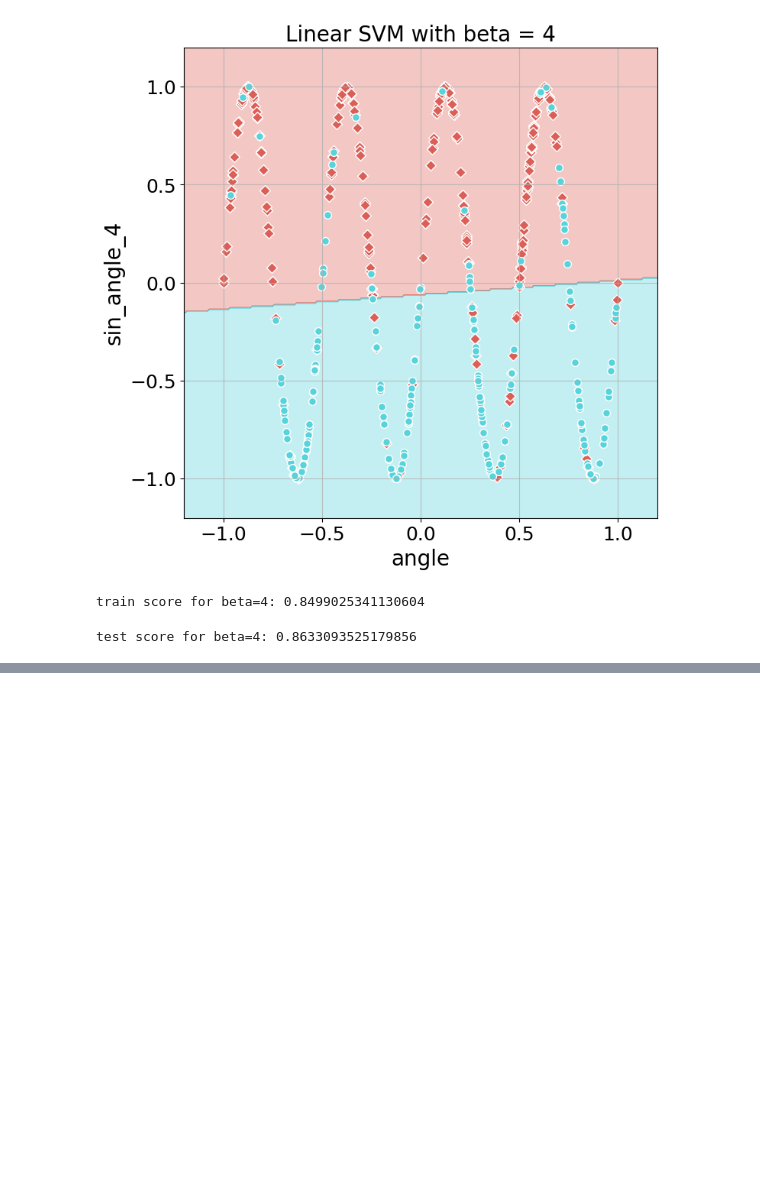
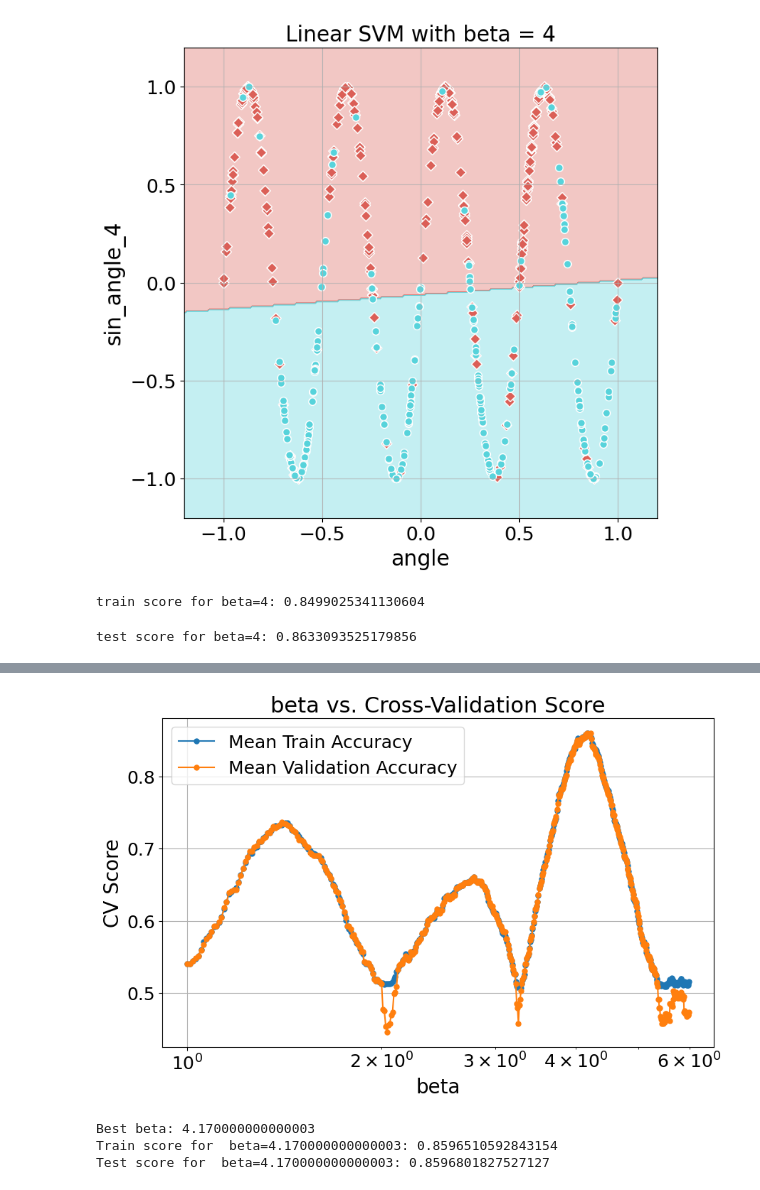
Before and after one commit to dgershko/iml_hw2, a Jupyter notebook: 207376807-209088723.ipynb, the cells around one changed output, grey strips where cells are left out. Saved outputs shown, nothing was run; the diff lists cells and outputs as text; code cells hidden in the pictures; blank space fills up the shorter version.

Commit message:
Added cross validation and new beta data

```diff
--- a/207376807-209088723.ipynb
+++ b/207376807-209088723.ipynb
@@ -602,0 +605,17 @@ test score for beta=4: 0.8633093525179856
+# %%
+from sklearn.svm import SVC
+train_data_frame = pd.read_csv('prepared_train_data.csv')
+train_data_frame = train_data_frame[train_data_frame["is_special_blood"] == -1]
+pcr_2_6_full_data = train_data_frame[['PCR_02', 'PCR_06', 'risk']]
+
+pcr_2_6_train_data = train_data_frame[['PCR_02', 'PCR_06']].values
+
+test_data_frame = pd.read_csv('prepared_test_data.csv')
+test_data_frame = test_data_frame[test_data_frame["is_special_blood"] == -1]
+pcr_2_6_full_test_data = test_data_frame[['PCR_02', 'PCR_06', 'risk']]
+
+pcr_2_6_test_data = test_data_frame[['PCR_02', 'PCR_06']].values
+pcr_2_6_train_data_labels = train_data_frame['risk']
+pcr_2_6_test_data_labels = test_data_frame['risk']
+
+pcr_2_6_full_data.loc[:, 'angle'] = pcr_2_6_full_data.apply(lambda row: np.arctan2(row['PCR_06'], row['PCR_02']), axis=1)
@@ -602,0 +628,43 @@ test score for beta=4: 0.8633093525179856
+# %%
+# Exhaustive search for the best beta with cross validation
+from sklearn.model_selection import cross_validate
+
+beta_range = np.arange(1, 6, 0.01)
+test_cv_scores = []
+train_cv_scores = []
+
+for beta in beta_range:
+    sin_angles = np.sin(beta*pcr_2_6_full_data['angle'])
+    sin_angles_2d = sin_angles.values.reshape(-1, 1)
+    svc_beta = SVC(C=1, gamma=1, kernel='linear')
+    svc_beta.fit(sin_angles_2d, pcr_2_6_train_data_labels)
+    train_score = svc_beta.score(sin_angles_2d, pcr_2_6_train_data_labels)
+
+    scores = cross_validate(svc_beta, sin_angles_2d, pcr_2_6_train_data_labels, cv=5, n_jobs=5, return_train_score=True)
+    test_cv_scores.append(np.mean(scores['test_score']))
+    train_cv_scores.append(np.mean(scores['train_score']))
+    # print(f"train score for beta={beta}: {train_score}")
+    # print(f"validate score for beta={beta}: {train_score}")
+
+# pprint(cv_scores)
+
+plt.figure(figsize=(10, 6))
+plt.semilogx(beta_range, train_cv_scores, marker=".", markersize=10, label='Mean Train Accuracy')
+plt.semilogx(beta_range, test_cv_scores, marker=".", markersize=10, label='Mean Validation Accuracy')
+plt.xlabel('beta')
+plt.ylabel('CV Score')
+plt.title('beta vs. Cross-Validation Score')
+plt.legend()
+plt.grid(True)
+plt.show()
+
+best_index = np.argmax(test_cv_scores)
+best_beta = beta_range[best_index]
+print(f'Best beta: {best_beta}')
+print(f'Train score for  beta={best_beta}: {train_cv_scores[best_index]}')
+print(f'Test score for  beta={best_beta}: {test_cv_scores[best_index]}')
+# %% [output]
+[figure, added]
+Best beta: 4.170000000000003
+Train score for  beta=4.170000000000003: 0.8596510592843154
+Test score for  beta=4.170000000000003: 0.8596801827527127
```
Also changed, not shown: parts of 4 cells of this notebook.
